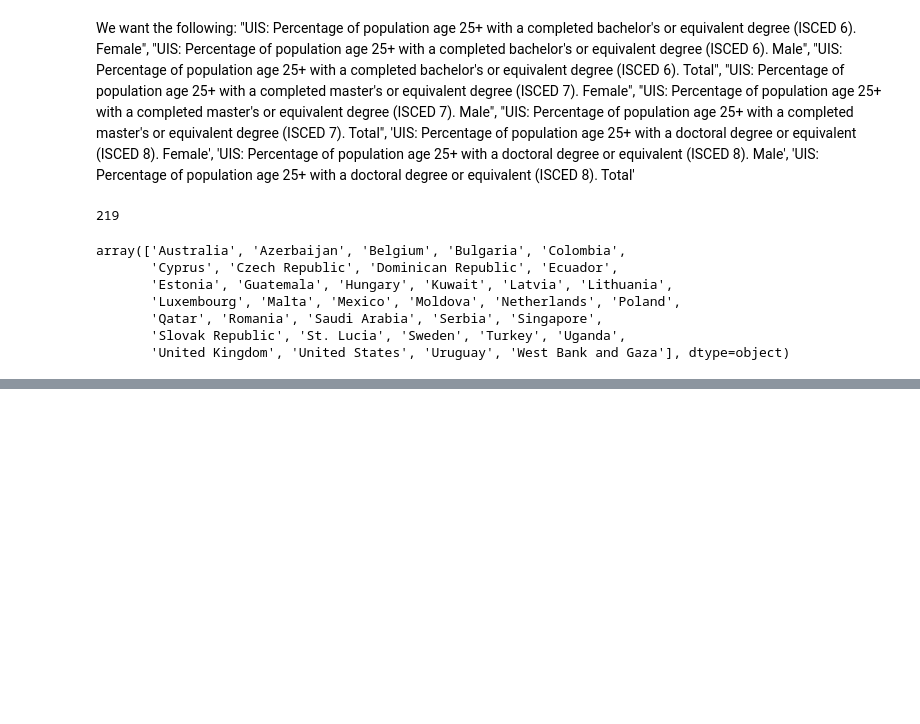
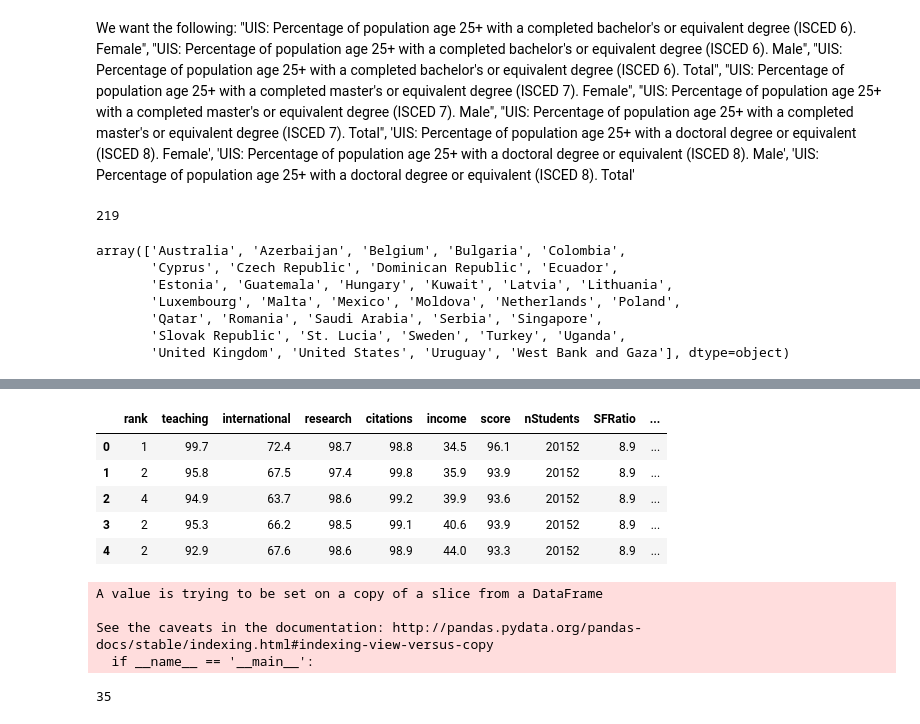
Before and after one commit to devinnicholson/CPE365-Project, a Jupyter notebook: data_cleaning.ipynb, the cells around one changed output, grey strips where cells are left out. Saved outputs shown, nothing was run; the diff lists cells and outputs as text; code cells hidden in the pictures; blank space fills up the shorter version.

```diff
--- a/data_cleaning.ipynb
+++ b/data_cleaning.ipynb
@@ -173,0 +310,11 @@ data.to_csv('data/attainment.csv', index=False)
+# %%
+rank.nStudents = [str(rank.nStudents.loc[i]).replace(',', '') for i in rank.nStudents.index]
+# %%
+rank.head()
+# %% [output]
+|  | rank | teaching | international | research | citations | income | score | nStudents | SFRatio | ... |
+| 0 | 1 | 99.7 | 72.4 | 98.7 | 98.8 | 34.5 | 96.1 | 20152 | 8.9 | ... |
+| 1 | 2 | 95.8 | 67.5 | 97.4 | 99.8 | 35.9 | 93.9 | 20152 | 8.9 | ... |
+| 2 | 4 | 94.9 | 63.7 | 98.6 | 99.2 | 39.9 | 93.6 | 20152 | 8.9 | ... |
+| 3 | 2 | 95.3 | 66.2 | 98.5 | 99.1 | 40.6 | 93.9 | 20152 | 8.9 | ... |
+| 4 | 2 | 92.9 | 67.6 | 98.6 | 98.9 | 44.0 | 93.3 | 20152 | 8.9 | ... |
@@ -173,0 +323,7 @@ data.to_csv('data/attainment.csv', index=False)
+# %%
+exp['country'][exp['country']=='Slovak Republic'] = 'Slovakia'
+# %% [output]
+A value is trying to be set on a copy of a slice from a DataFrame
+
+See the caveats in the documentation: http://pandas.pydata.org/pandas-docs/stable/indexing.html#indexing-view-versus-copy
+  if __name__ == '__main__':
@@ -173,0 +332,4 @@ data.to_csv('data/attainment.csv', index=False)
+# %%
+sum([exp.country.unique()[i] in country.cname.unique() for i in range(len(exp.country.unique()))])
+# %% [output]
+35
```
Also changed, not shown: parts of 49 cells of this notebook, 11 other files.
